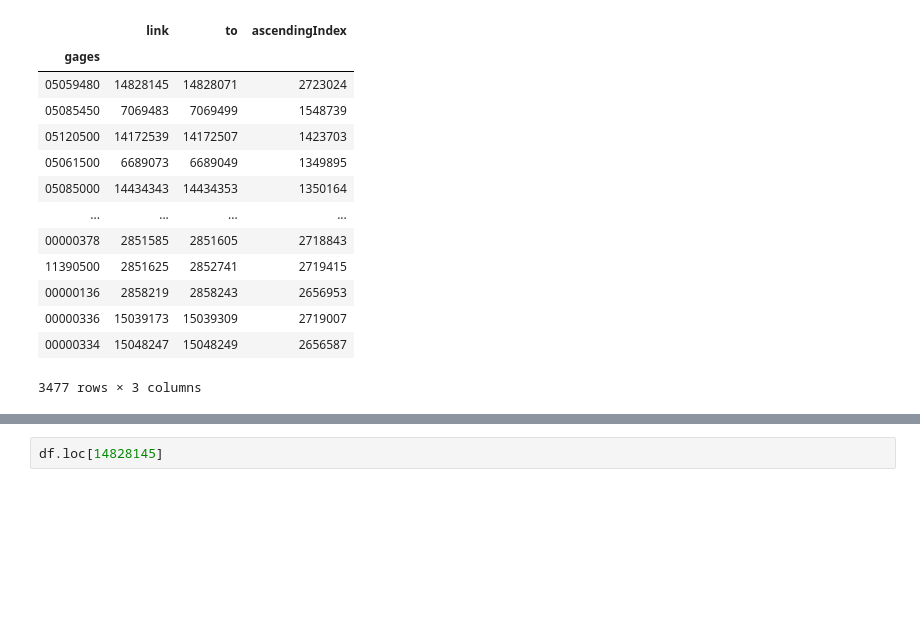
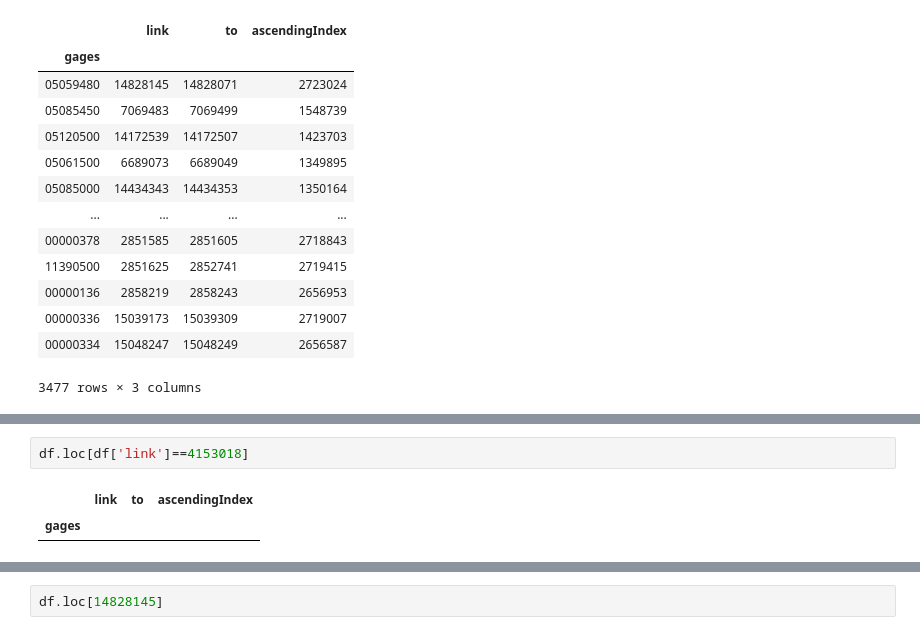
Before and after one commit to NOAA-OWP/t-route, a Jupyter notebook: src/python_routing_v02/usgs_test.ipynb, the cells around one changed output, grey strips where cells are left out. Drawn from its saved outputs; the diff is of its cells as text; blank space fills up the shorter version.

```diff
--- a/src/python_routing_v02/usgs_test.ipynb
+++ b/src/python_routing_v02/usgs_test.ipynb
@@ -278,3 +291,8 @@ df
+# %%
+df.loc[df['link']==4153018]
+# %% [output]
+|  | link | to | ascendingIndex |
+| gages |  |  |  |
 # %%
 # mod1 = df2.join(df)
 # mod1 = mod1.reset_index()
```
Also changed, not shown: parts of 11 cells of this notebook, 2 other files.
